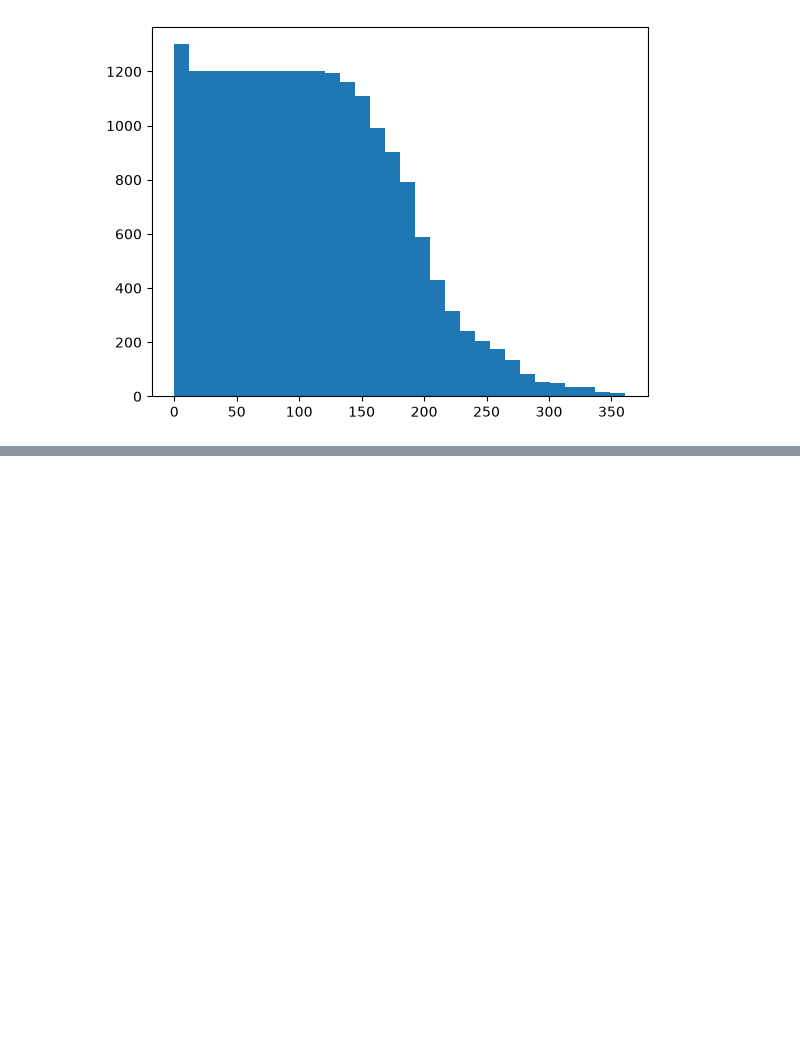
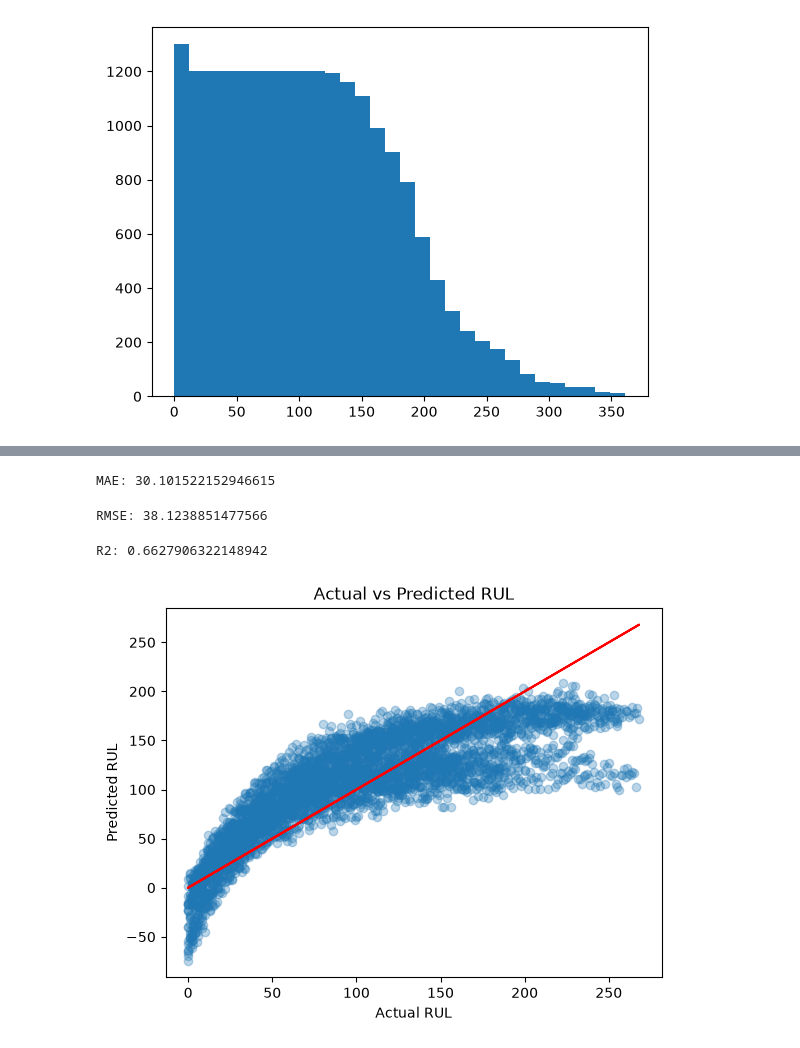
Before and after one commit to Blessingxv/predictive-maintenance-rul, a Jupyter notebook: notebooks/01_eda.ipynb, the cells around one changed output, grey strips where cells are left out. Cells and saved outputs as stored; diff of their text form; code cells hidden in the pictures; blank space fills up the shorter version.

Commit message:
Add linear regression baseline and evaluation

```diff
--- a/notebooks/01_eda.ipynb
+++ b/notebooks/01_eda.ipynb
@@ -377,0 +411,12 @@ plt.hist(train_df["RUL"], bins = 30)
+# %%
+# Selecting appropriate rows from train_df by checking if the ids are in train_ids or val_ids
+train_mask = train_df["unit_id"].isin(train_ids)
+val_mask = train_df["unit_id"].isin(val_ids)
+
+# Create the datasets to be used
+X_train = X[train_mask]
+y_train = y[train_mask]
+X_val = X[val_mask]
+y_val = y[val_mask]
+
+X_train.shape, y_train.shape, X_val.shape, y_val.shape
@@ -377,0 +430,9 @@ plt.hist(train_df["RUL"], bins = 30)
+# %%
+# Implementation feature scaling by standardization (z- score nomalization)
+scaler = StandardScaler()
+X_train_scaled = scaler.fit_transform(X_train)
+X_val_scaled = scaler.transform(X_val)
+
+# Confirmation of whether the data is actually scaled
+X_train_scaled.mean(axis = 0)
+X_train_scaled.std(axis = 0)
@@ -377,0 +441,6 @@ plt.hist(train_df["RUL"], bins = 30)
+# %%
+# Creating and training a Linear Regression model using scikit-learn
+model = LinearRegression()
+
+# Train
+model.fit(X_train_scaled, y_train)
@@ -377,0 +482,5 @@ plt.hist(train_df["RUL"], bins = 30)
+# %%
+# Prediction
+y_pred = model.predict(X_val_scaled)
+
+y_pred.shape
@@ -377,0 +503,33 @@ plt.hist(train_df["RUL"], bins = 30)
+# %%
+# Calculate mean absolute error
+mae = mean_absolute_error(y_val, y_pred)
+
+print("MAE:", mae)
+# %% [output]
+MAE: 30.101522152946615
+# %%
+# Calculate Root Mean Squared Error
+mse = mean_squared_error(y_val, y_pred)
+rmse = np.sqrt(mse)
+
+print("RMSE:", rmse)
+# %% [output]
+RMSE: 38.1238851477566
+# %%
+# Calculate coefficient of determination
+r2 = r2_score(y_val, y_pred)
+
+print("R2:", r2)
+# %% [output]
+R2: 0.6627906322148942
+# %%
+# Visualising the Linear Regression Errors
+plt.scatter(y_val, y_pred, alpha = 0.3)
+plt.plot(y_val, y_val, color = "red")
+
+plt.xlabel("Actual RUL")
+plt.ylabel("Predicted RUL")
+plt.title("Actual vs Predicted RUL")
+plt.show()
+# %% [output]
+[figure, added]
```
Also changed, not shown: parts of 14 cells of this notebook.
